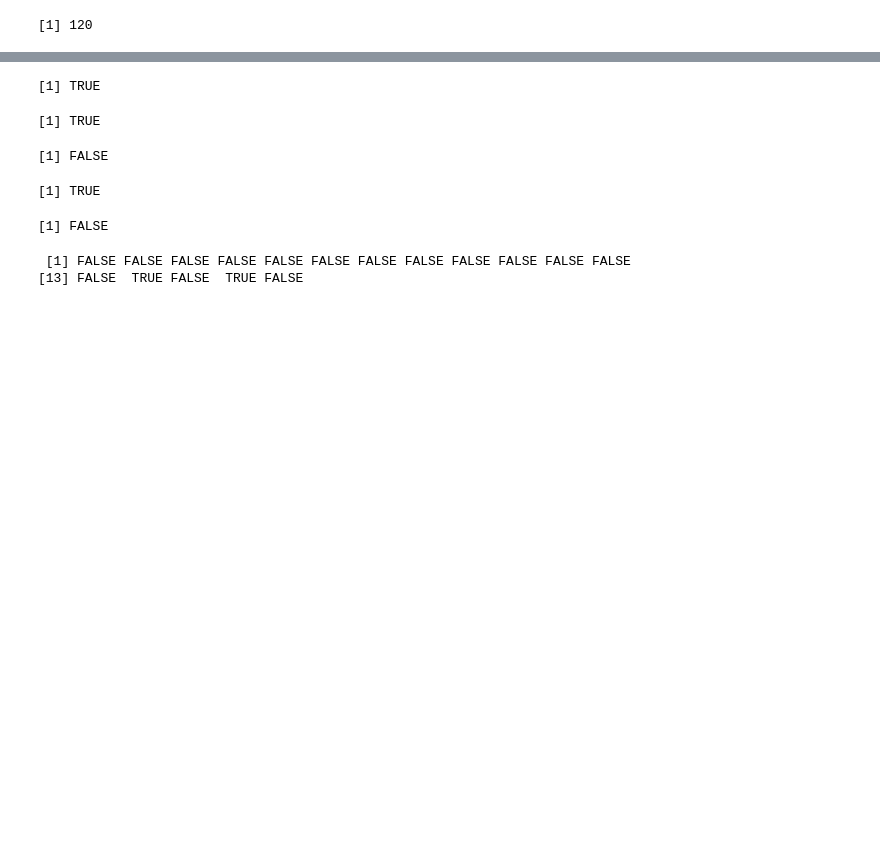
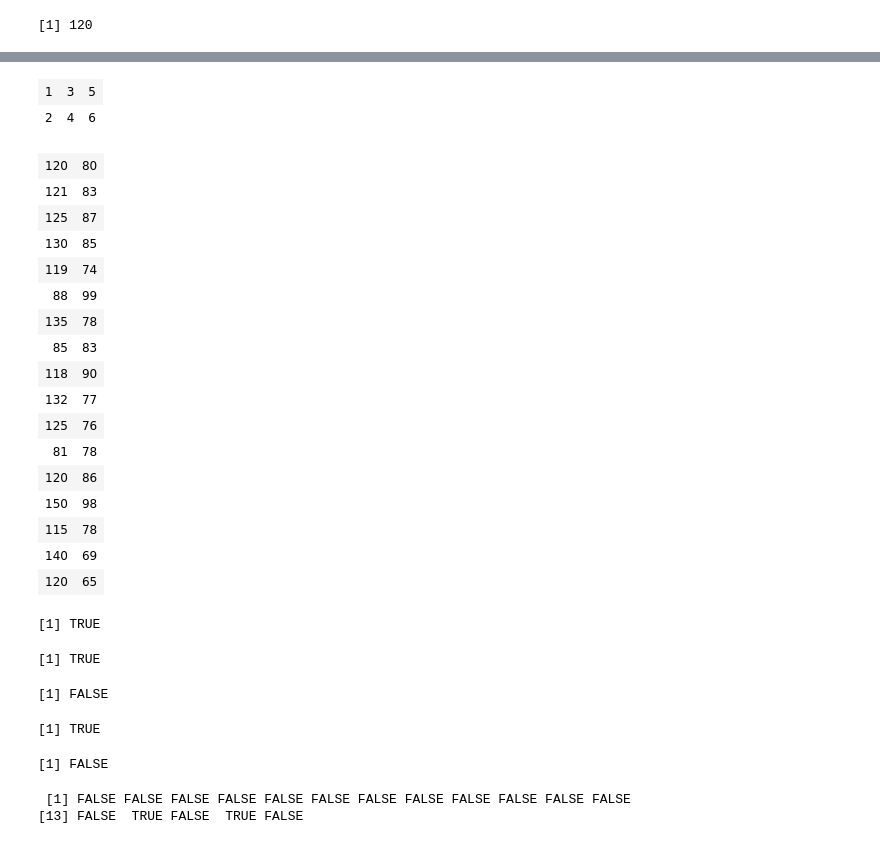
Before and after one commit to fvillena/matbio, a Jupyter notebook: 1-introduction.ipynb, the cells around one changed output, grey strips where cells are left out. Saved outputs shown, nothing was run; the diff lists cells and outputs as text; code cells hidden in the pictures; blank space fills up the shorter version.

```diff
--- a/1-introduction.ipynb
+++ b/1-introduction.ipynb
@@ -56,3 +115,30 @@ min_lim
+# %%
+matrix(c(1,2,3,4,5,6),nrow=2)
+# %% [output]
+| 1 | 3 | 5 |
+| 2 | 4 | 6 |
+# %%
+vector_2 = c(80 ,83, 87, 85, 74, 99, 78, 83, 90, 77, 76, 78, 86, 98, 78, 69, 65)
+the_matrix = matrix(c(vector,vector_2),ncol=2)
+the_matrix
+# %% [output]
+| 120 | 80 |
+| 121 | 83 |
+| 125 | 87 |
+| 130 | 85 |
+| 119 | 74 |
+| 88 | 99 |
+| 135 | 78 |
+| 85 | 83 |
+| 118 | 90 |
+| 132 | 77 |
+| 125 | 76 |
+| 81 | 78 |
+| 120 | 86 |
+| 150 | 98 |
+| 115 | 78 |
+| 140 | 69 |
+| 120 | 65 |
 # %%
 TRUE
 # %% [output]
```
Also changed, not shown: parts of 37 cells of this notebook.
